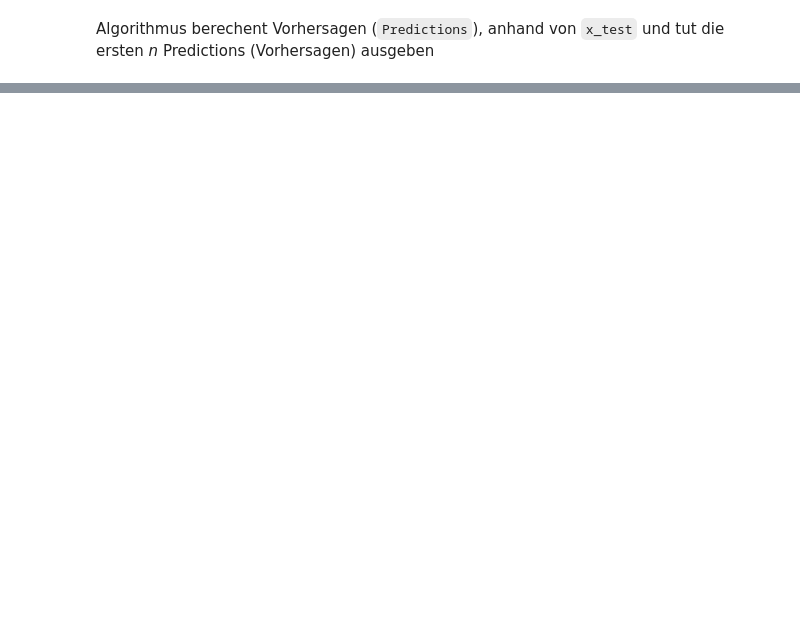
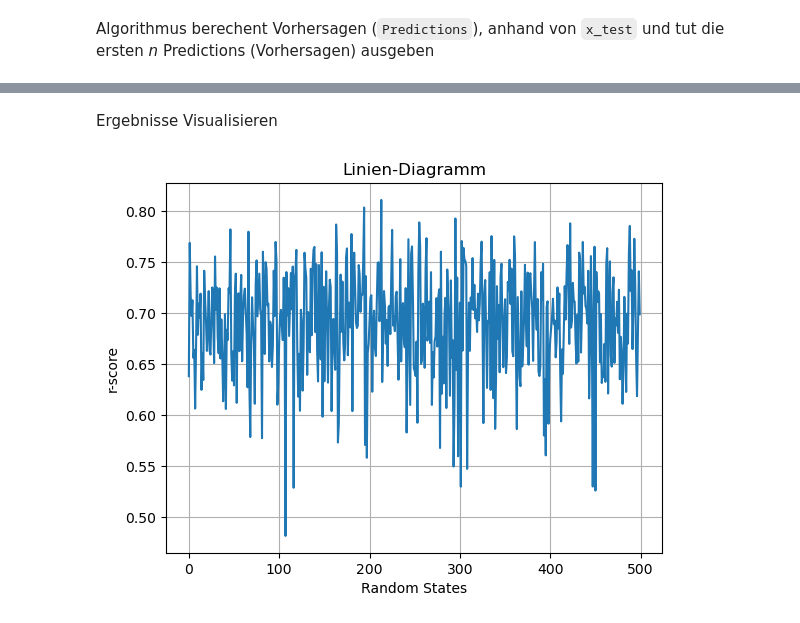
Before and after one commit to yungsnowx/215machinelearning, a Jupyter notebook: linearRegression/linear-regression_boston.ipynb, the cells around one changed output, grey strips where cells are left out. Drawn from its saved outputs; the diff is of its cells as text; code cells hidden in the pictures; blank space fills up the shorter version.

```diff
--- a/linearRegression/linear-regression_boston.ipynb
+++ b/linearRegression/linear-regression_boston.ipynb
@@ -183,3 +194,0 @@ mean_absolute_error(y_test, predictions)
-# %%
-score = r2_score(y_test, predictions)
-print(score)
@@ -188,3 +194,0 @@ print(score)
-# %%
-score = explained_variance_score(y_test, predictions)
-print(score)
@@ -193,3 +194,0 @@ print(score)
-# %%
-score = median_absolute_error(y_test, predictions)
-print(score)
@@ -208,0 +256,29 @@ pt.show()
+# %%
+scores = [] # Array, in das die r2-scores gespeichert werden
+r_states = [] # die Random-States, die benutzt werden
+
+for k in range(500): # 500 Random-States ausprobieren
+    x_train,x_test,y_train,y_test= train_test_split(x,y,test_size=0.3,random_state=k)
+    lr = LinearRegression()
+    lr.fit(x_train, y_train)
+    predictions = lr.predict(x_test)
+    score = lr.score(x_test,y_test)
+    scores.append(score) # ausgerechneten Score in Array speichern
+    r_states.append(k)
+# %% [markdown]
+Ergebnisse Visualisieren
+# %%
+pt.plot(r_states, scores) # Datenpunkte
+
+# Achsenbeschriftungen und Titel hinzufügen
+pt.xlabel('Random States')
+pt.ylabel('r-score')
+pt.title('Linien-Diagramm')
+
+# Gitter hinzufügen
+pt.grid(True)
+
+# Diagramm anzeigen
+pt.show()
+# %% [output]
+[figure, added]
```
Also changed, not shown: parts of 46 cells of this notebook.
